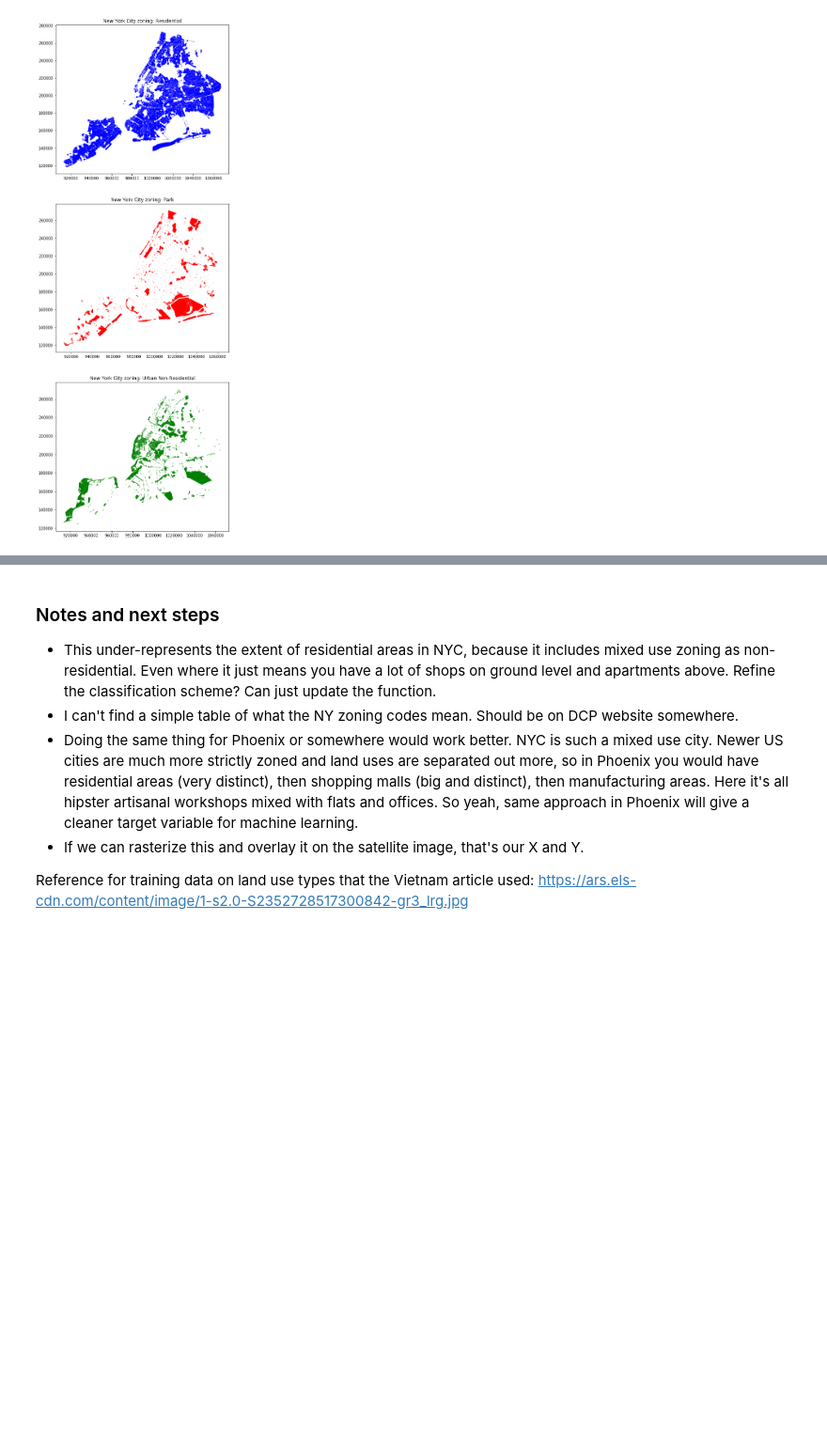
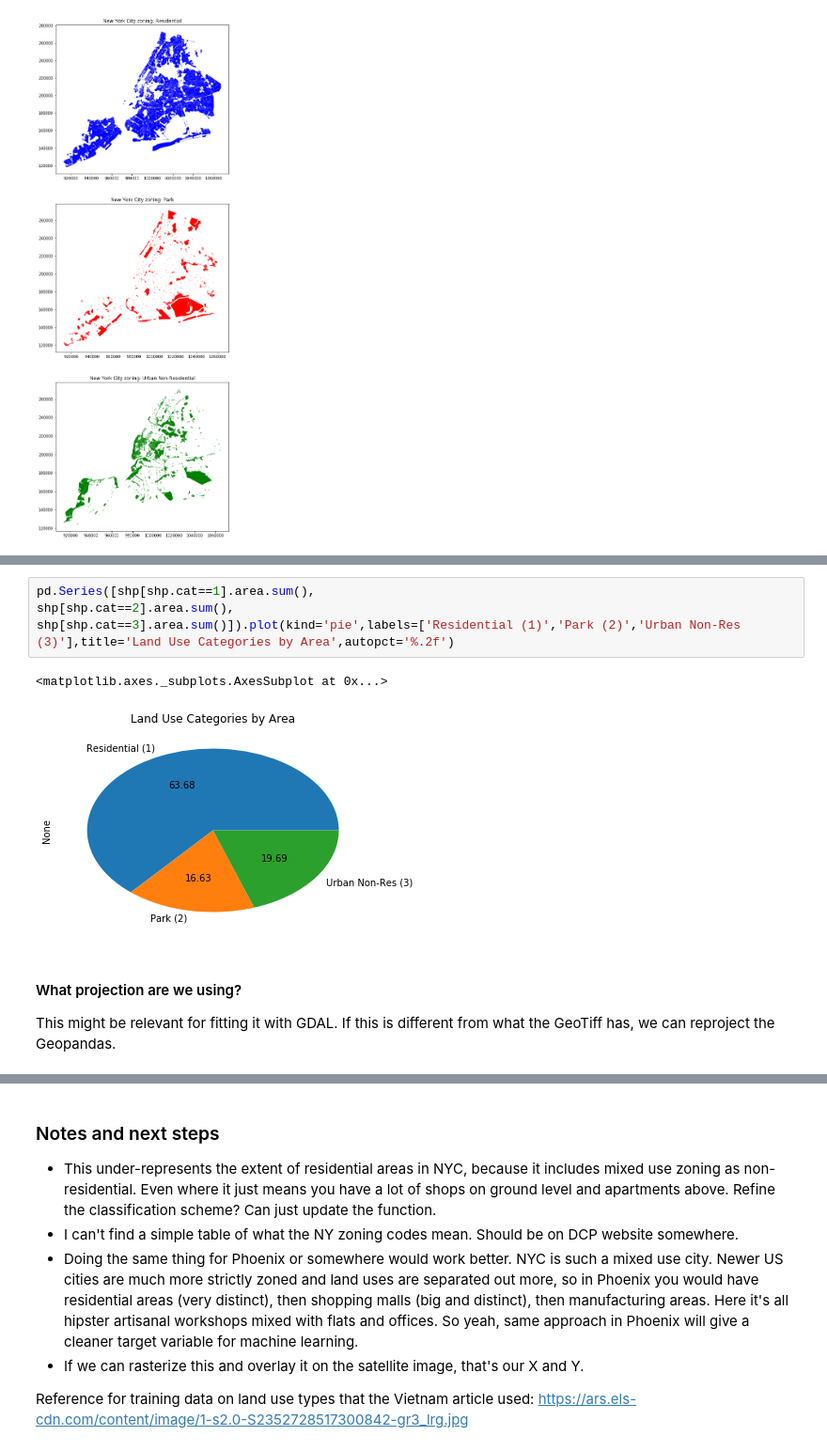
Before and after one commit to MaxwellMkondiwa/Urban_Land_Use_Classification_From_Satellite_Imagery, a Jupyter notebook: create_zoning_maps.ipynb, the cells around one changed output, grey strips where cells are left out. Shown at 94% size. Cells and saved outputs as stored; diff of their text form; blank space fills up the shorter version.

```diff
--- a/create_zoning_maps.ipynb
+++ b/create_zoning_maps.ipynb
@@ -93,0 +102,10 @@ for i in range(3):
+# %%
+pd.Series([shp[shp.cat==1].area.sum(),
+shp[shp.cat==2].area.sum(),
+shp[shp.cat==3].area.sum()]).plot(kind='pie',labels=['Residential (1)','Park (2)','Urban Non-Res (3)'],title='Land Use Categories by Area',autopct='%.2f')
+# %% [output]
+<matplotlib.axes._subplots.AxesSubplot at 0x...>
+[figure, added]
+# %% [markdown]
+#### What projection are we using?
+This might be relevant for fitting it with GDAL. If this is different from what the GeoTiff has, we can reproject the Geopandas.
```
Also changed, not shown: parts of 4 cells of this notebook.
